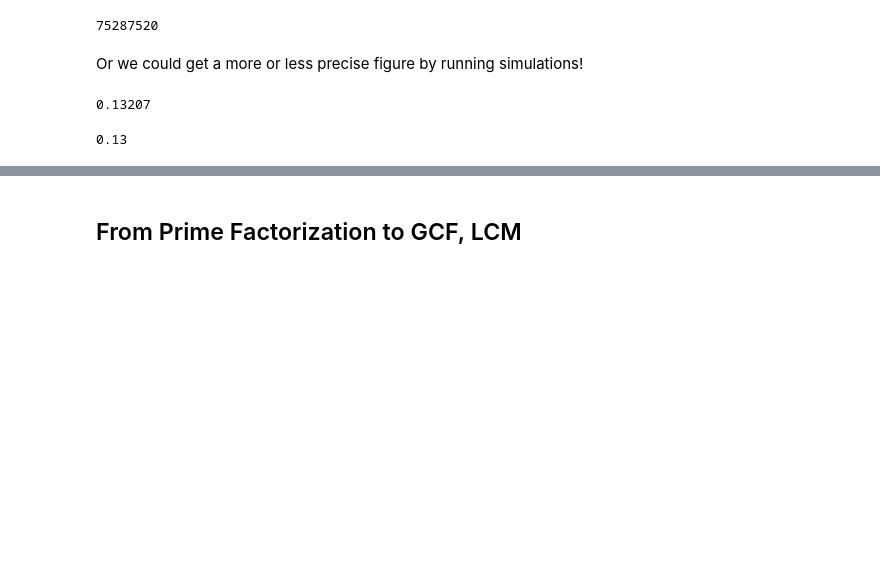
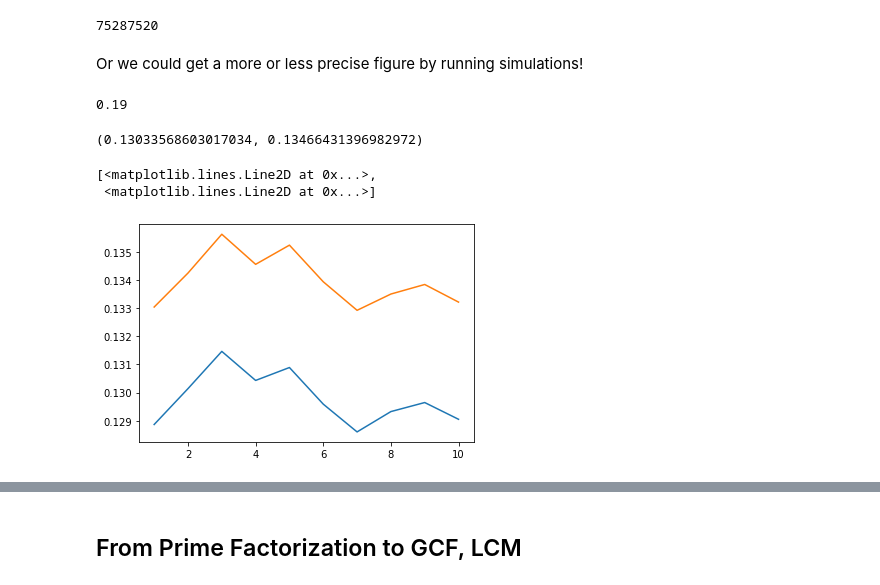
Before and after one commit to gadamico/Code-Snippets, a Jupyter notebook: scratch11.ipynb, the cells around one changed output, grey strips where cells are left out. Cells and saved outputs as stored; diff of their text form; code cells hidden in the pictures; blank space fills up the shorter version.

```diff
--- a/scratch11.ipynb
+++ b/scratch11.ipynb
@@ -325,7 +367,7 @@ Or we could get a more or less precise figure by running simulations!
 dist = stats.randint(0, 3)
 # %%
 def check_for_black(n=100):
-    dist = stats.randint(0, 3)
+    # dist = stats.randint(0, 3)
     ctr = 0
     for j in range(n):
         sample = dist.rvs(5)
@@ -339,8 +377,31 @@ for j in range(1000):
-# %%
-np.mean(results)
-# %% [output]
-0.13207
-# %%
-np.median(results)
-# %% [output]
-0.13
+# %%
+check_for_black()
+# %% [output]
+0.19
+# %%
+def do_stats():
+    results = []
+    for j in range(1000):
+        results.append(check_for_black())
+
+    avg = np.mean(results)
+    std = np.std(results)
+    sem = std / np.sqrt(1000)
+    inter = (avg - 1.96*sem, avg + 1.96*sem)
+
+    return inter
+# %%
+do_stats()
+# %% [output]
+(0.13033568603017034, 0.13466431396982972)
+# %%
+import matplotlib.pyplot as plt
+ints = []
+for j in range(10):
+    ints.append(do_stats())
+
+plt.plot(range(1, 11), ints)
+# %% [output]
+[<matplotlib.lines.Line2D at 0x...>,
+ <matplotlib.lines.Line2D at 0x...>]
+[figure, added]
```
Also changed, not shown: parts of 16 cells of this notebook, 3 other files.
